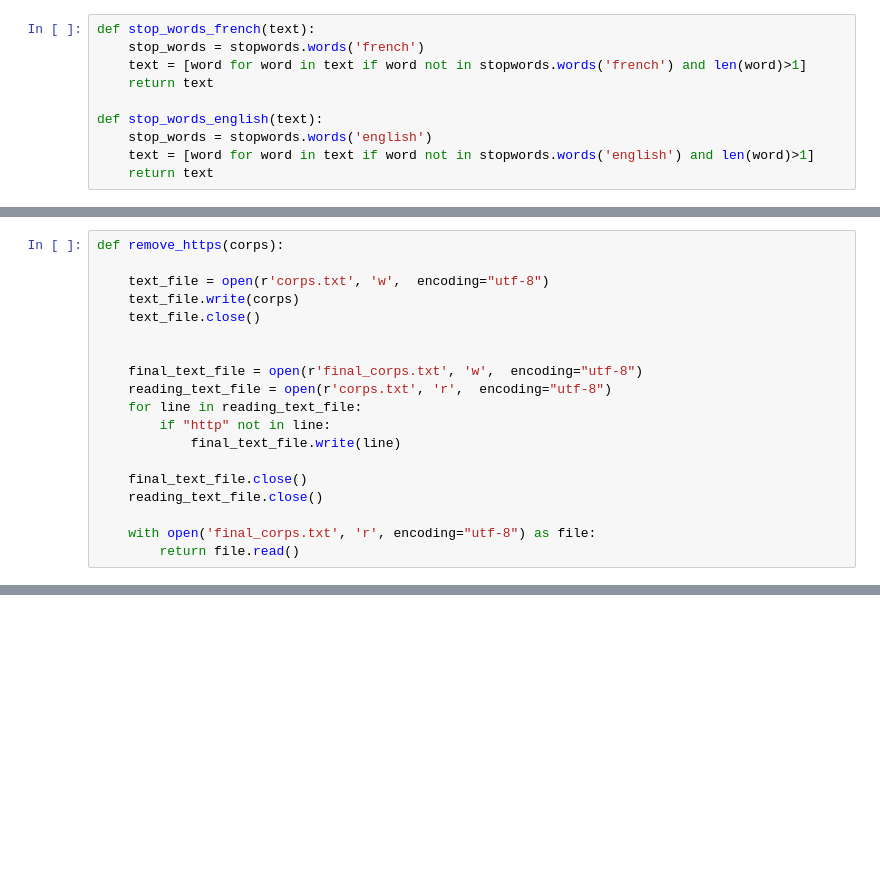
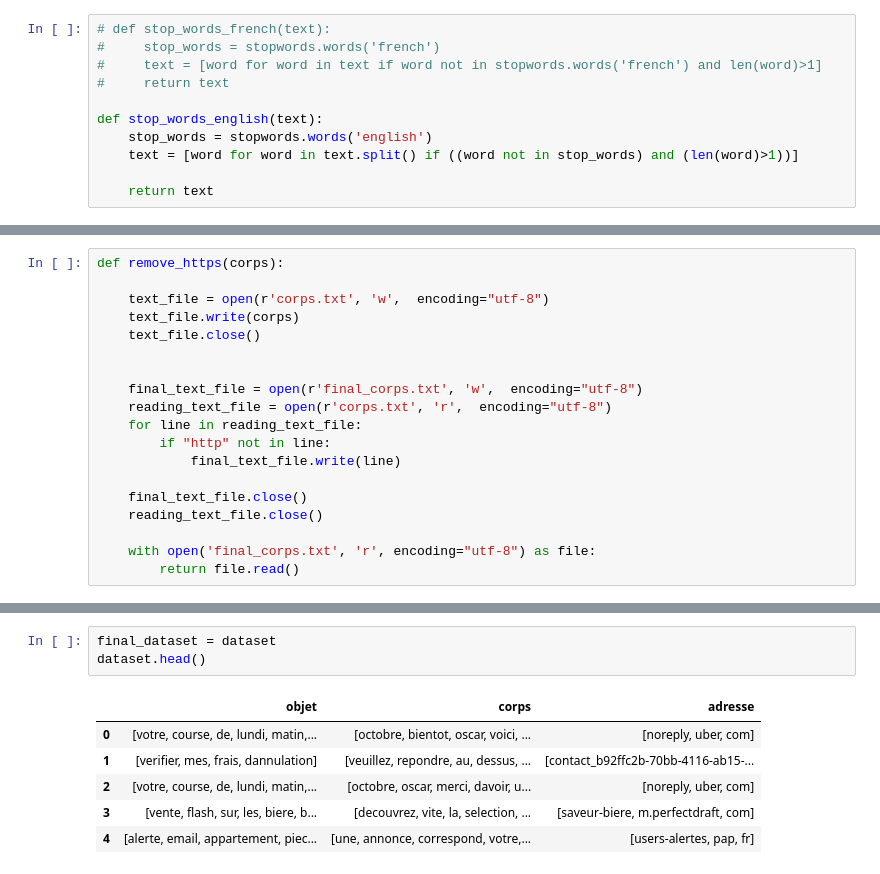
Before and after one commit to GuichardB/Email_Classification, a Jupyter notebook: notebook.ipynb, the cells around one changed output, grey strips where cells are left out. Drawn from its saved outputs; the diff is of its cells as text; blank space fills up the shorter version.

```diff
--- a/notebook.ipynb
+++ b/notebook.ipynb
@@ -64,14 +82,15 @@ def clean_address(text):
     text = text.split(' ')
     return text
 # %%
-def stop_words_french(text):
-    stop_words = stopwords.words('french')
-    text = [word for word in text if word not in stopwords.words('french') and len(word)>1]
-    return text
+# def stop_words_french(text):
+#     stop_words = stopwords.words('french')
+#     text = [word for word in text if word not in stopwords.words('french') and len(word)>1]
+#     return text
 
 def stop_words_english(text):
     stop_words = stopwords.words('english')
-    text = [word for word in text if word not in stopwords.words('english') and len(word)>1]
+    text = [word for word in text.split() if ((word not in stop_words) and (len(word)>1))]
+
     return text
 # %%
 def lemmatization(nlp, texte):
@@ -164,0 +304,10 @@ dataset.head()
+# %%
+final_dataset = dataset
+dataset.head()
+# %% [output]
+|  | objet | corps | adresse |
+| 0 | [votre, course, de, lundi, matin,... | [octobre, bientot, oscar, voici, ... | [noreply, uber, com] |
+| 1 | [verifier, mes, frais, dannulation] | [veuillez, repondre, au, dessus, ... | [contact_b92ffc2b-70bb-4116-ab15-... |
+| 2 | [votre, course, de, lundi, matin,... | [octobre, oscar, merci, davoir, u... | [noreply, uber, com] |
+| 3 | [vente, flash, sur, les, biere, b... | [decouvrez, vite, la, selection, ... | [saveur-biere, m.perfectdraft, com] |
+| 4 | [alerte, email, appartement, piec... | [une, annonce, correspond, votre,... | [users-alertes, pap, fr] |
```
Also changed, not shown: parts of 18 cells of this notebook.
